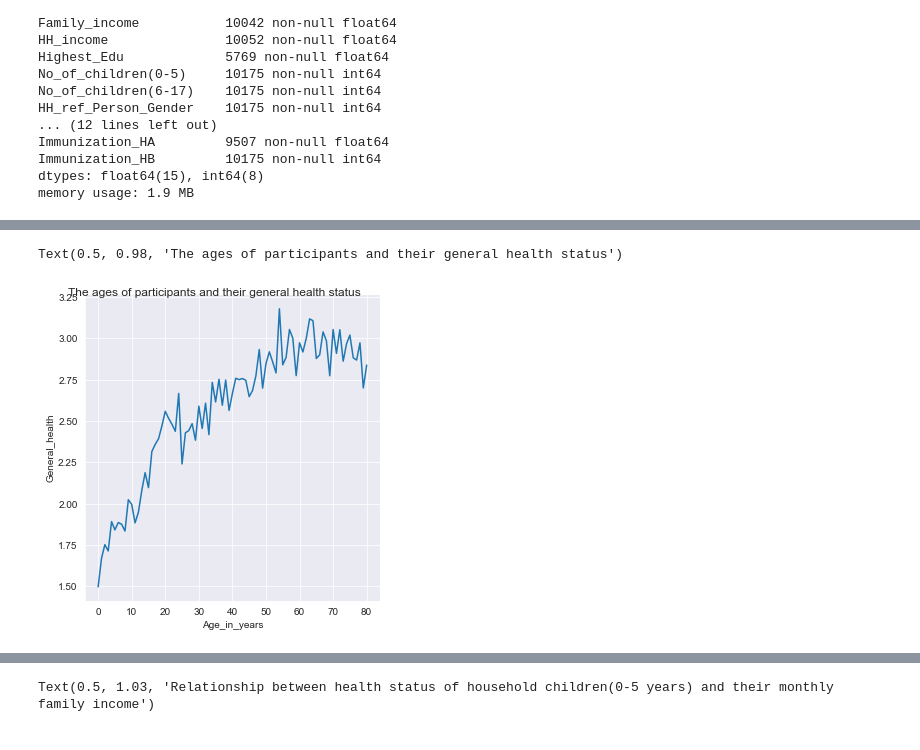
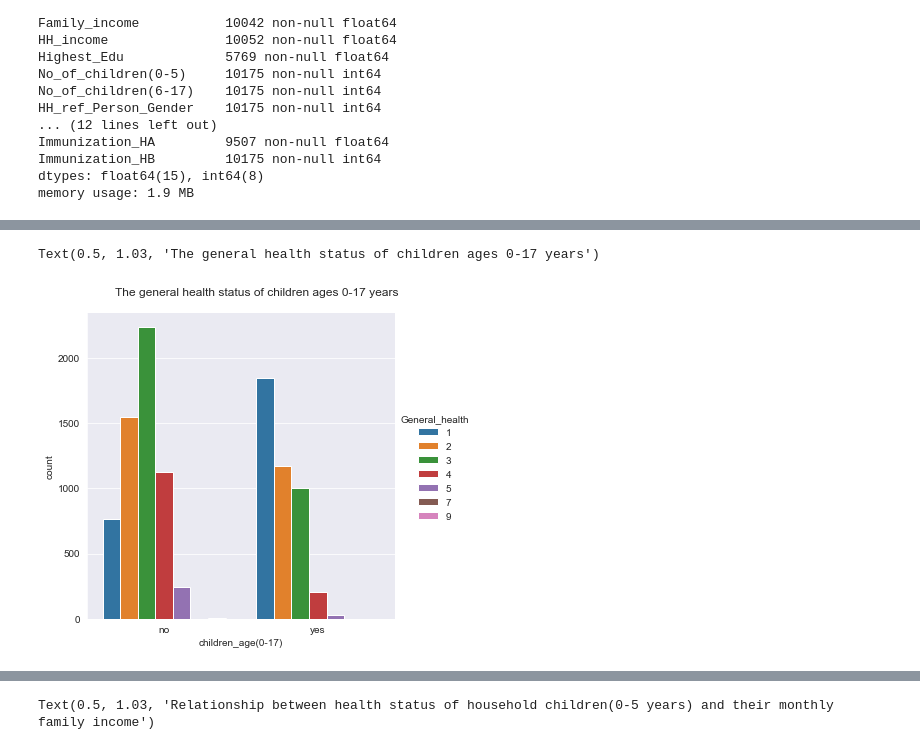
Before and after one commit to Motunodu/Capstone_Project, a Jupyter notebook: motunrayo_capstone_project/motunrayo_capstone_notebook-checkpoint.ipynb, the cells around one changed output, grey strips where cells are left out. Drawn from its saved outputs; the diff is of its cells as text; code cells hidden in the pictures.

```diff
--- a/motunrayo_capstone_project/motunrayo_capstone_notebook-checkpoint.ipynb
+++ b/motunrayo_capstone_project/motunrayo_capstone_notebook-checkpoint.ipynb
@@ -297,9 +297,10 @@ education_plot2.set(xlabel ='Number of children in the household aged 6-17 yrs',
 # %%
-Genhealth_plot = sns.relplot(x='Age_in_years', y='General_health',data=health_data, kind='line',ci=None)
-Genhealth_plot.fig.suptitle('The ages of participants and their general health status',y=1.03)
+#Genhealth_plot = sns.relplot(x='Age_in_years', y='General_health',data=health_data, kind='line',ci=None)
+Genhealth_plot = sns.catplot(x='children_age(0-17)', hue='General_health',data=health_data, kind='count',ci=None)
+Genhealth_plot.fig.suptitle('The general health status of children ages 0-17 years',y=1.03)
 #From this graph, the older the children become, the better their health status
 #i am particular about children(0-17yrs) with their different levels of health status
 # %% [output]
-Text(0.5, 0.98, 'The ages of participants and their general health status')
+Text(0.5, 1.03, 'The general health status of children ages 0-17 years')
-[figure, old version]
+[figure, new version]
 # %%
```
Also changed, not shown: parts of 23 cells of this notebook.
